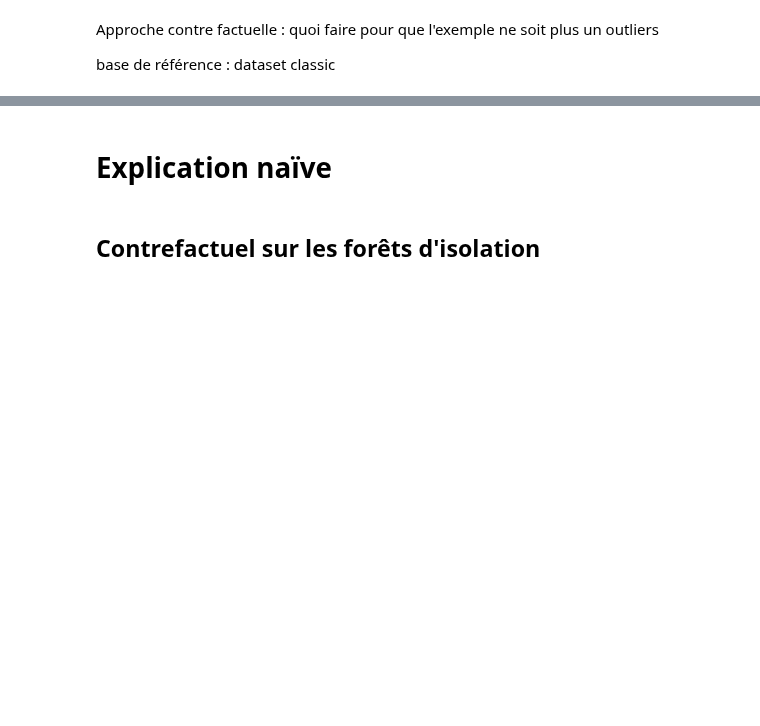
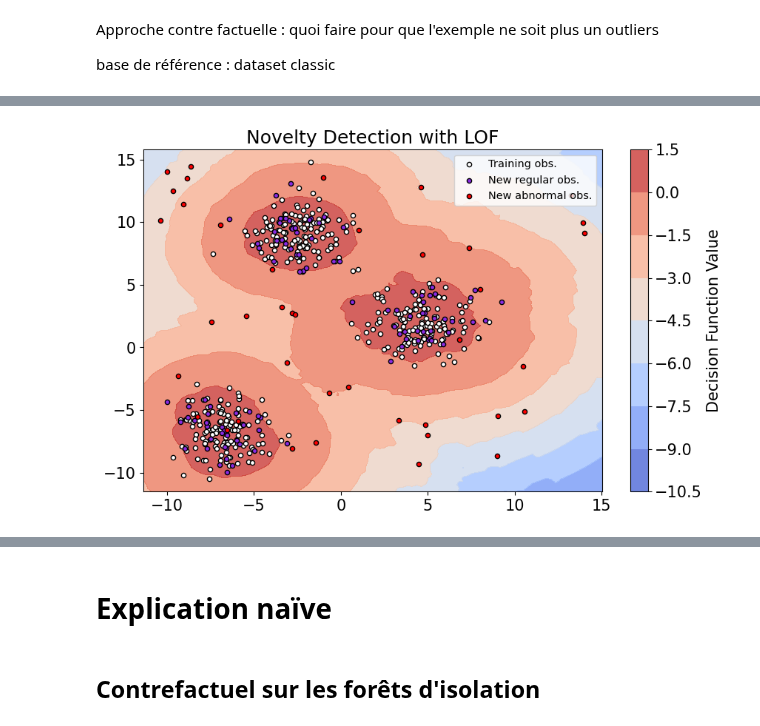
Before and after one commit to CharlesAttend/M2-DAC, a Jupyter notebook: XAI/TME/TME8/TME8.ipynb, the cells around one changed output, grey strips where cells are left out. Saved outputs shown, nothing was run; the diff lists cells and outputs as text; code cells hidden in the pictures; blank space fills up the shorter version.

```diff
--- a/XAI/TME/TME8/TME8.ipynb
+++ b/XAI/TME/TME8/TME8.ipynb
@@ -248,0 +95,87 @@ plt.show()
+# %%
+import numpy as np
+import matplotlib.pyplot as plt
+
+
+def plot_decision_boundary(clf, X, X_test, X_outliers, title):
+    """Affiche les frontières de décision d'un classifieur."""
+    plt.figure(figsize=(10, 6))
+
+    # Create grid to plot decision boundaries
+    x_min, x_max = (
+        min(X[:, 0].min(), X_outliers[:, 0].min()) - 1,
+        max(X[:, 0].max(), X_outliers[:, 0].max()) + 1,
+    )
+    y_min, y_max = (
+        min(X[:, 1].min(), X_outliers[:, 1].min()) - 1,
+        max(X[:, 1].max(), X_outliers[:, 1].max()) + 1,
+    )
+    xx, yy = np.meshgrid(np.linspace(x_min, x_max, 100), np.linspace(y_min, y_max, 100))
+
+    # Plot decision boundary
+    if hasattr(clf, "decision_function"):
+        Z = clf.decision_function(np.c_[xx.ravel(), yy.ravel()])
+    else:
+        Z = clf.predict(np.c_[xx.ravel(), yy.ravel()])
+
+    Z = Z.reshape(xx.shape)
+    contour = plt.contourf(xx, yy, Z, cmap=plt.cm.coolwarm, alpha=0.8)
+    # Add a colorbar
+    cbar = plt.colorbar(contour)
+    cbar.set_label("Decision Function Value")
+
+    # Plot training points
+    plt.scatter(X[:, 0], X[:, 1], c="white", edgecolor="k", s=20, label="Training obs.")
+
+    # Plot test points
+    plt.scatter(X_test[:, 0], X_test[:, 1], c='blueviolet', edgecolor='k', s=20, label="New regular obs.")
+
+    # Plot outliers
+    plt.scatter(
+        X_outliers[:, 0],
+        X_outliers[:, 1],
+        c="red",
+        edgecolor="k",
+        s=20,
+        label="New abnormal obs.",
+    )
+
+    plt.title(title)
+    plt.xlim(x_min, x_max)
+    plt.ylim(y_min, y_max)
+    plt.legend(fontsize="x-small")
+    plt.show()
+
+    # Statistics
+    y_pred_train = clf.predict(X_train)
+    y_pred_test = clf.predict(X_test)
+    y_pred_outliers = clf.predict(X_outliers)
+    n_error_train = y_pred_train[y_pred_train == -1].size
+    n_error_test = y_pred_test[y_pred_test == -1].size
+    n_error_outliers = y_pred_outliers[y_pred_outliers == 1].size
+    print(clf.__class__.__name__)
+    print(f"error train: {n_error_train}/{X_train.shape[0]}")
+    print(f"errors novel regular: {n_error_test}/{X_test.shape[0]}")
+    print(f"errors novel abnormal: {n_error_outliers}/{X_outliers.shape[0]}")
+
+
+# Generate data
+X_train, X_test, X_outliers = generate_blobs(
+    n_samples=500, n_clusters=3, cluster_std=1.5, n_outliers=40
+)
+
+# Entraîner chaque modèle
+lof_clf = train_lof(X_train)
+svm_clf = train_one_class_svm(X_train)
+iso_forest_clf = train_isolation_forest(X_train)
+
+# Visualize decision boundaries for each model
+plot_decision_boundary(lof_clf, X_train, X_test, X_outliers, "Novelty Detection with LOF")
+plot_decision_boundary(
+    svm_clf, X_train, X_test, X_outliers, "Novelty Detection with One-Class SVM"
+)
+plot_decision_boundary(
+    iso_forest_clf, X_train, X_test, X_outliers, "Novelty Detection with Isolation Forest"
+)
+# %% [output]
+[figure, added]
```
Also changed, not shown: parts of 15 cells of this notebook, 1 other file.
